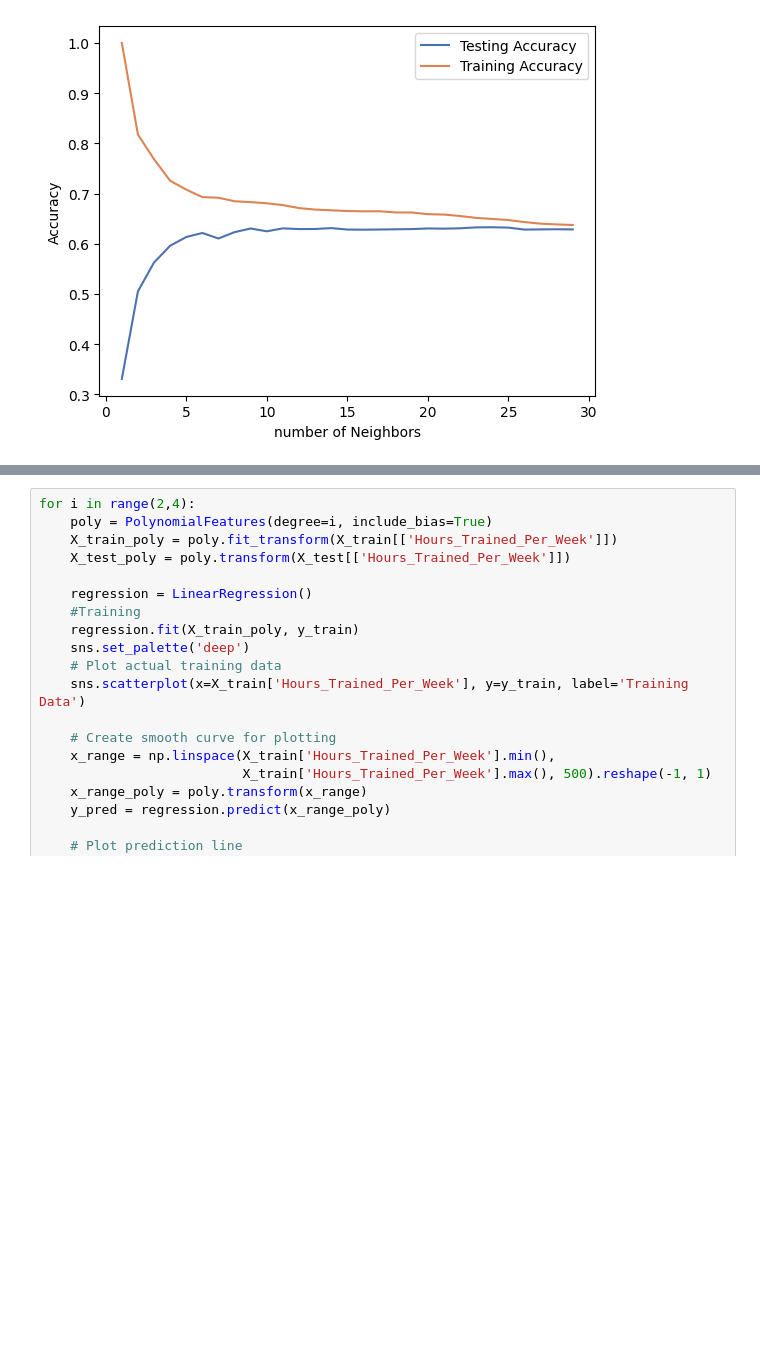
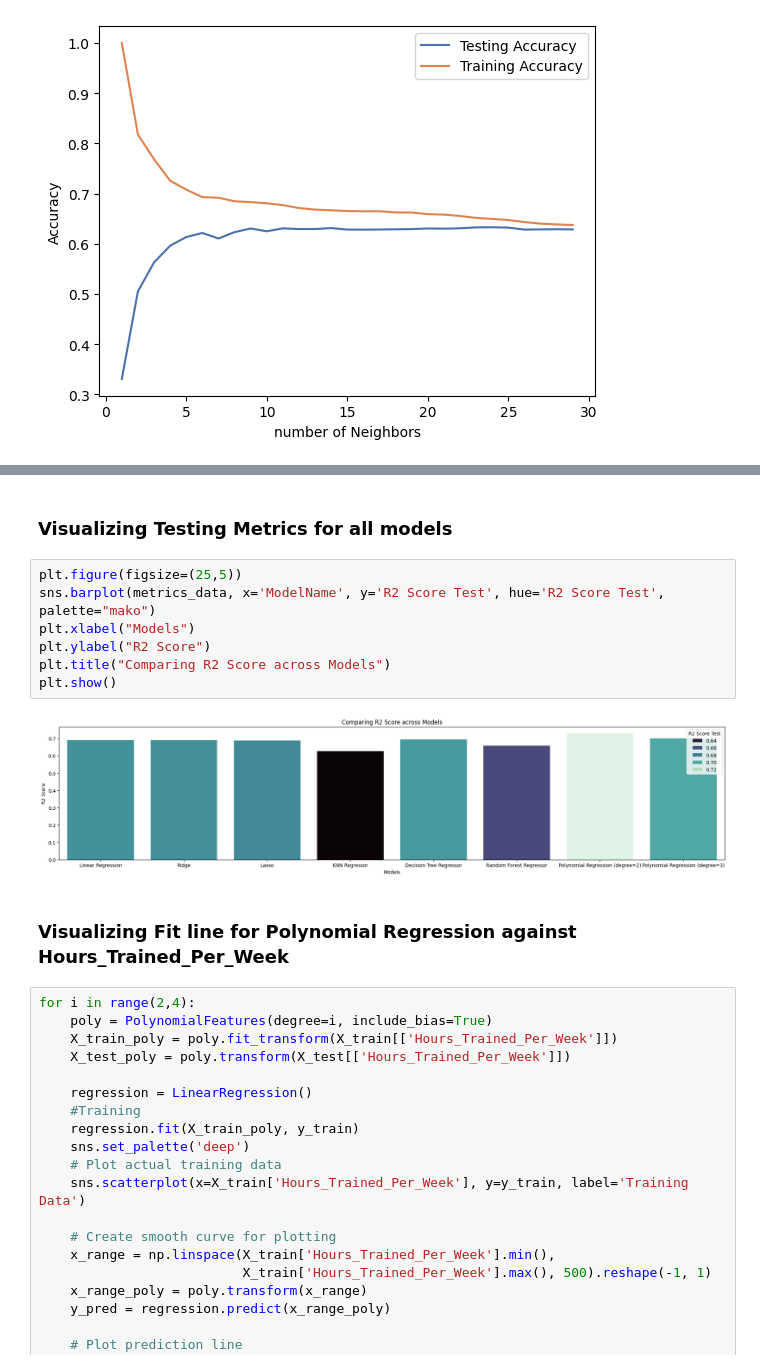
Before and after one commit to adityagoyal222/fitnessprediction, a Jupyter notebook: notebook/fitness_eda.ipynb, the cells around one changed output, grey strips where cells are left out. Cells and saved outputs as stored; diff of their text form; blank space fills up the shorter version.

```diff
--- a/notebook/fitness_eda.ipynb
+++ b/notebook/fitness_eda.ipynb
@@ -364,3 +445,16 @@ metrics_data
+# %% [markdown]
+### Visualizing Testing Metrics for all models
+# %%
+plt.figure(figsize=(25,5))
+sns.barplot(metrics_data, x='ModelName', y='R2 Score Test', hue='R2 Score Test', palette="mako")
+plt.xlabel("Models")
+plt.ylabel("R2 Score")
+plt.title("Comparing R2 Score across Models")
+plt.show()
+# %% [output]
+[figure, added]
+# %% [markdown]
+### Visualizing Fit line for Polynomial Regression against Hours_Trained_Per_Week
 # %%
 for i in range(2,4):
     poly = PolynomialFeatures(degree=i, include_bias=True)
```
Also changed, not shown: parts of 41 cells of this notebook, 1 other file.
